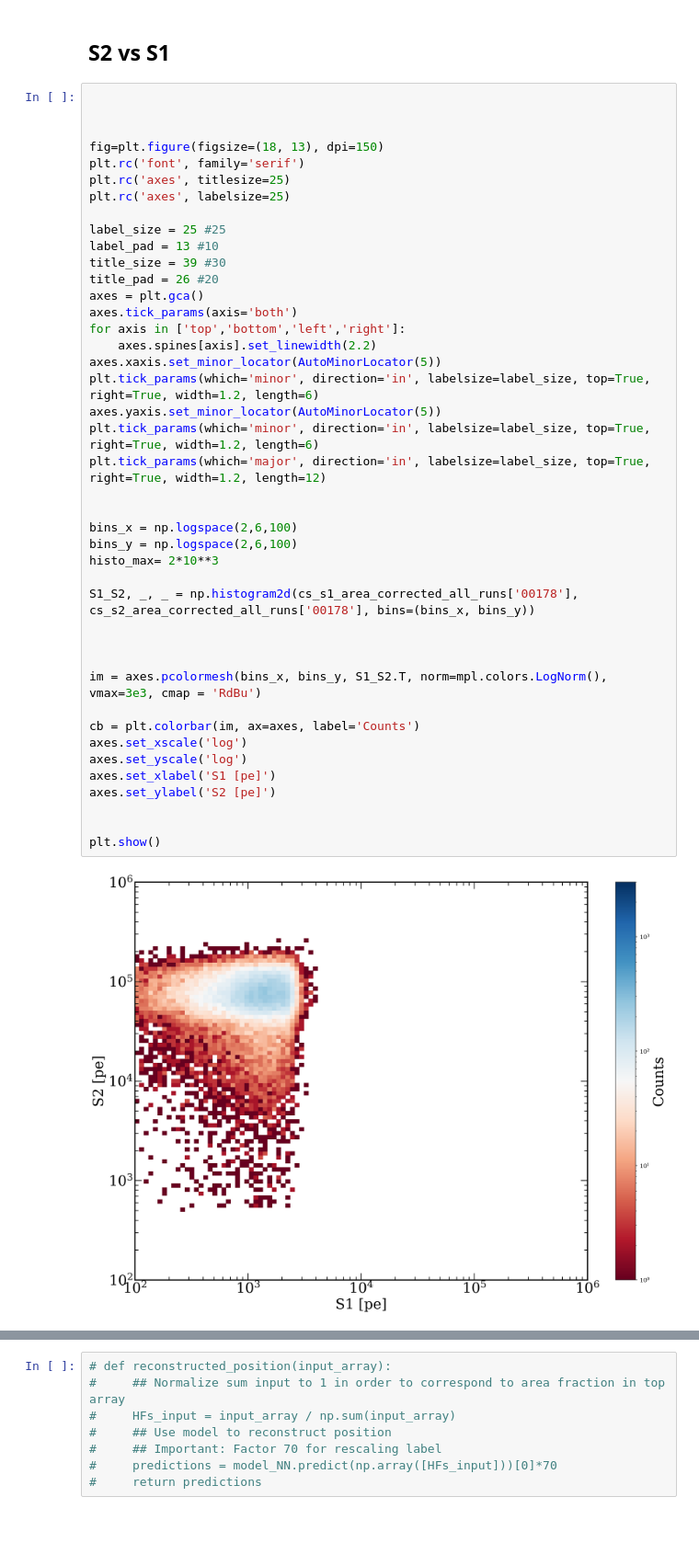
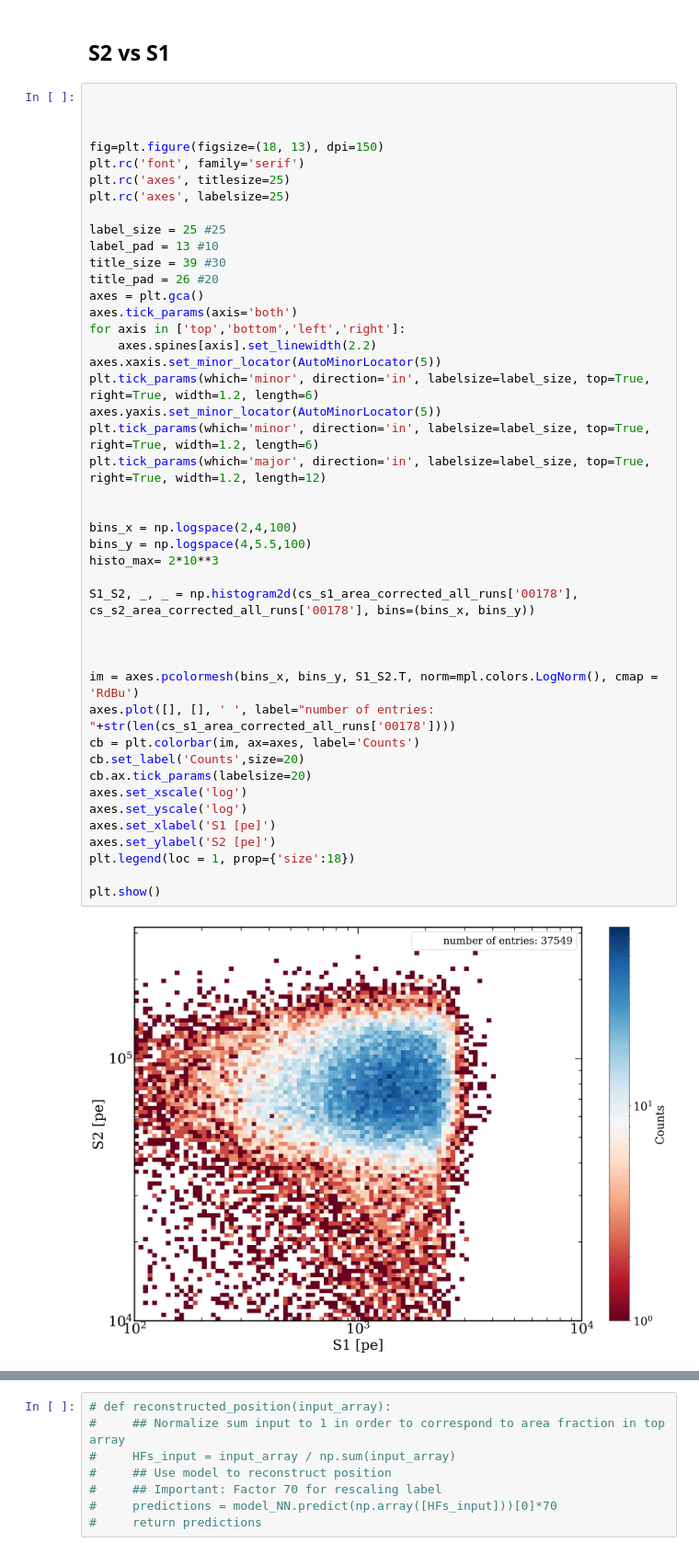
Before and after one commit to AG-Schumann/xebra_scripts, a Jupyter notebook: strax_analysis/First_look_into_cs_background_discrimination.ipynb, the cells around one changed output, grey strips where cells are left out. Shown at 92% size. Drawn from its saved outputs; the diff is of its cells as text; blank space fills up the shorter version.

Commit message:
single scatter and cs analysis

```diff
--- a/strax_analysis/First_look_into_cs_background_discrimination.ipynb
+++ b/strax_analysis/First_look_into_cs_background_discrimination.ipynb
@@ -474,37 +593,39 @@ plt.rc('axes', labelsize=25)
 
 label_size = 25 #25
 label_pad = 13 #10
 title_size = 39 #30
 title_pad = 26 #20
 axes = plt.gca()
 axes.tick_params(axis='both')
 for axis in ['top','bottom','left','right']:
     axes.spines[axis].set_linewidth(2.2)
 axes.xaxis.set_minor_locator(AutoMinorLocator(5))
 plt.tick_params(which='minor', direction='in', labelsize=label_size, top=True, right=True, width=1.2, length=6)
 axes.yaxis.set_minor_locator(AutoMinorLocator(5))
 plt.tick_params(which='minor', direction='in', labelsize=label_size, top=True, right=True, width=1.2, length=6)
 plt.tick_params(which='major', direction='in', labelsize=label_size, top=True, right=True, width=1.2, length=12)
 
 
-bins_x = np.logspace(2,6,100)
-bins_y = np.logspace(2,6,100)
+bins_x = np.logspace(2,4,100)
+bins_y = np.logspace(4,5.5,100)
 histo_max= 2*10**3
 
 S1_S2, _, _ = np.histogram2d(cs_s1_area_corrected_all_runs['00178'], cs_s2_area_corrected_all_runs['00178'], bins=(bins_x, bins_y))
 
 
 
-im = axes.pcolormesh(bins_x, bins_y, S1_S2.T, norm=mpl.colors.LogNorm(), vmax=3e3, cmap = 'RdBu')
-
+im = axes.pcolormesh(bins_x, bins_y, S1_S2.T, norm=mpl.colors.LogNorm(), cmap = 'RdBu')
+axes.plot([], [], ' ', label="number of entries: "+str(len(cs_s1_area_corrected_all_runs['00178'])))
 cb = plt.colorbar(im, ax=axes, label='Counts')
+cb.set_label('Counts',size=20)
+cb.ax.tick_params(labelsize=20)
 axes.set_xscale('log')
 axes.set_yscale('log')
 axes.set_xlabel('S1 [pe]')
 axes.set_ylabel('S2 [pe]')
-
+plt.legend(loc = 1, prop={'size':18})
 
 plt.show()
 # %% [output]
-[figure, old version]
+[figure, new version]
 # %%
```
Also changed, not shown: parts of 14 cells of this notebook, 2 other files.
